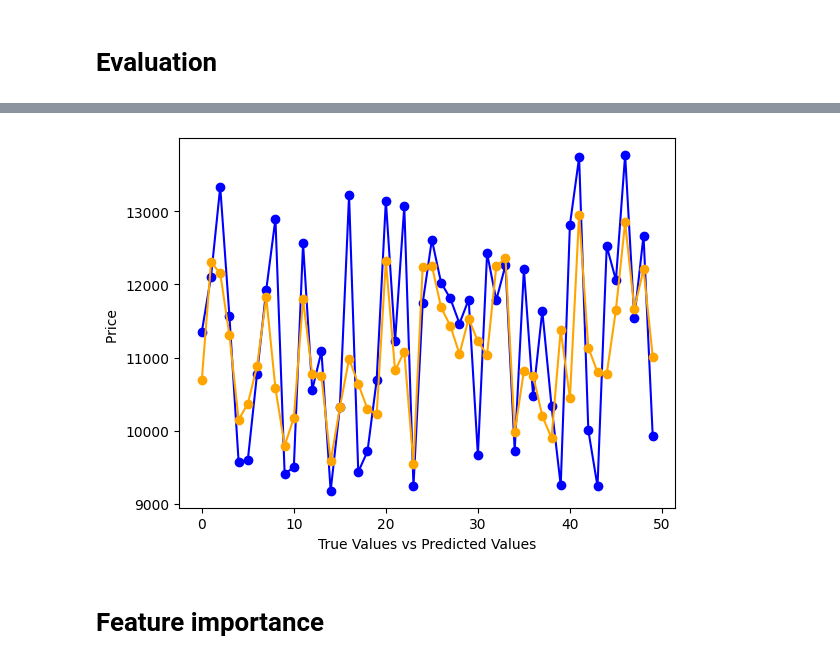
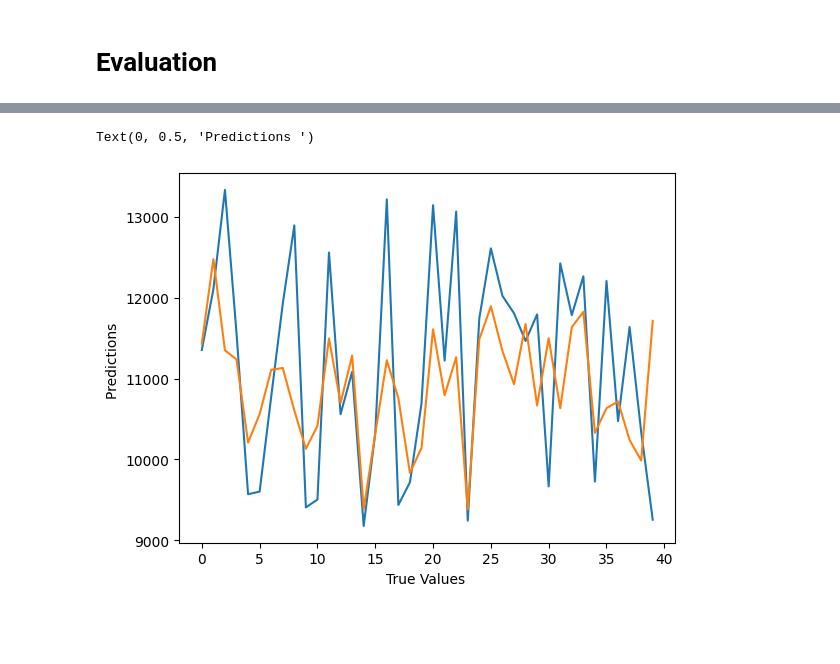
Before and after one commit to elfailali/Moroccan-all-shares-index-forcasting, a Jupyter notebook: notebooks/preprocessing.ipynb, the cells around one changed output, grey strips where cells are left out. Saved outputs shown, nothing was run; the diff lists cells and outputs as text; code cells hidden in the pictures; blank space fills up the shorter version.

```diff
--- a/notebooks/preprocessing.ipynb
+++ b/notebooks/preprocessing.ipynb
@@ -413,7 +542,7 @@ checkpointer = ModelCheckpoint(
     save_best_only = True
 )
 
-retValNN = model.fit(
+retVal = model.fit(
     x_train,
     y_train,
     validation_data=(x_test, y_test),
@@ -514,4 +600,29 @@ _________________________________________________________________
 # %%
+scaler = MinMaxScaler()
+x_train_scaled = scaler.fit_transform(x_train)
+
+def better_LSTM_model():
+    model = Sequential()
+
+    # Increase the number of LSTM units
+    model.add(LSTM(units=256, activation='relu', input_shape=(x_train.shape[1], 1)))
+    model.add(Dropout(0.5))  # Increase dropout rate
+
+    model.add(Dense(units=128, activation='relu'))
+    model.add(Dropout(0.5))
+
+    model.add(Dense(units=64, activation='relu'))
+    model.add(Dropout(0.5))
+
+    model.add(Dense(units=1, activation='linear'))
+
+    return model
+
+x_train_lstm = x_train_scaled.reshape((x_train_scaled.shape[0], x_train_scaled.shape[1], 1))
+
+model_lstm = better_LSTM_model()
+model_lstm.summary()
+
 custom_optimizer = Adam(learning_rate=0.0001)  # Decrease the learning rate
 
 model_lstm.compile(
@@ -523,12 +634,12 @@ model_lstm.compile(
 # Use EarlyStopping to prevent overfitting
 early_stopping = EarlyStopping(monitor='val_loss', patience=10, restore_best_weights=True)
 
-retVal = model_lstm.fit(
+model_lstm.fit(
     x_train_lstm,
     y_train,
     validation_split=0.2,
     epochs=100,  # You can experiment with the number of epochs
     batch_size=32,
-    callbacks=[early_stopping]
+    callbacks=[checkpointer, early_stopping]
 )
 # %% [output]
@@ -566,14 +671,12 @@ predicted_prices = model_lstm.predict(x_test)
 # %%
 test_len = [i for i in range(len(y_test))]
 
-number_of_samples = 50
-plt.plot(test_len[:number_of_samples], y_test[:number_of_samples], color='blue', marker = 'o')
-plt.plot(test_len[:number_of_samples], predicted_prices[:number_of_samples], color='orange', marker = 'o')
+number_of_samples = 40
+plt.plot(test_len[:number_of_samples], y_test[:number_of_samples])
+plt.plot(test_len[:number_of_samples], predicted_prices[:number_of_samples])
 
-plt.xlabel('True Values vs Predicted Values')
-plt.ylabel('Price ')
-plt.show()
+plt.xlabel('True Values ')
+plt.ylabel('Predictions ')
 # %% [output]
+Text(0, 0.5, 'Predictions ')
-[figure, old version]
+[figure, new version]
-# %% [markdown]
-# Feature importance
```
Also changed, not shown: parts of 42 cells of this notebook, 1 other file.
